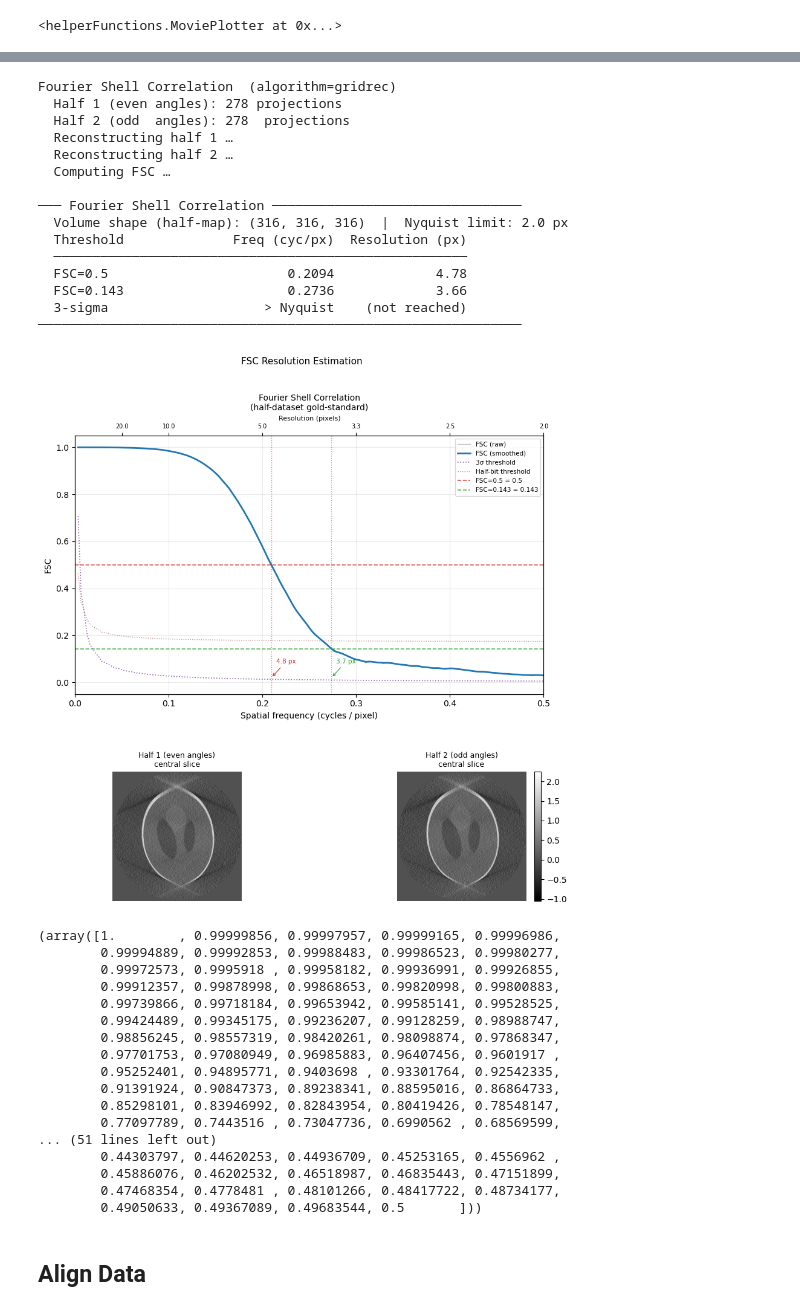
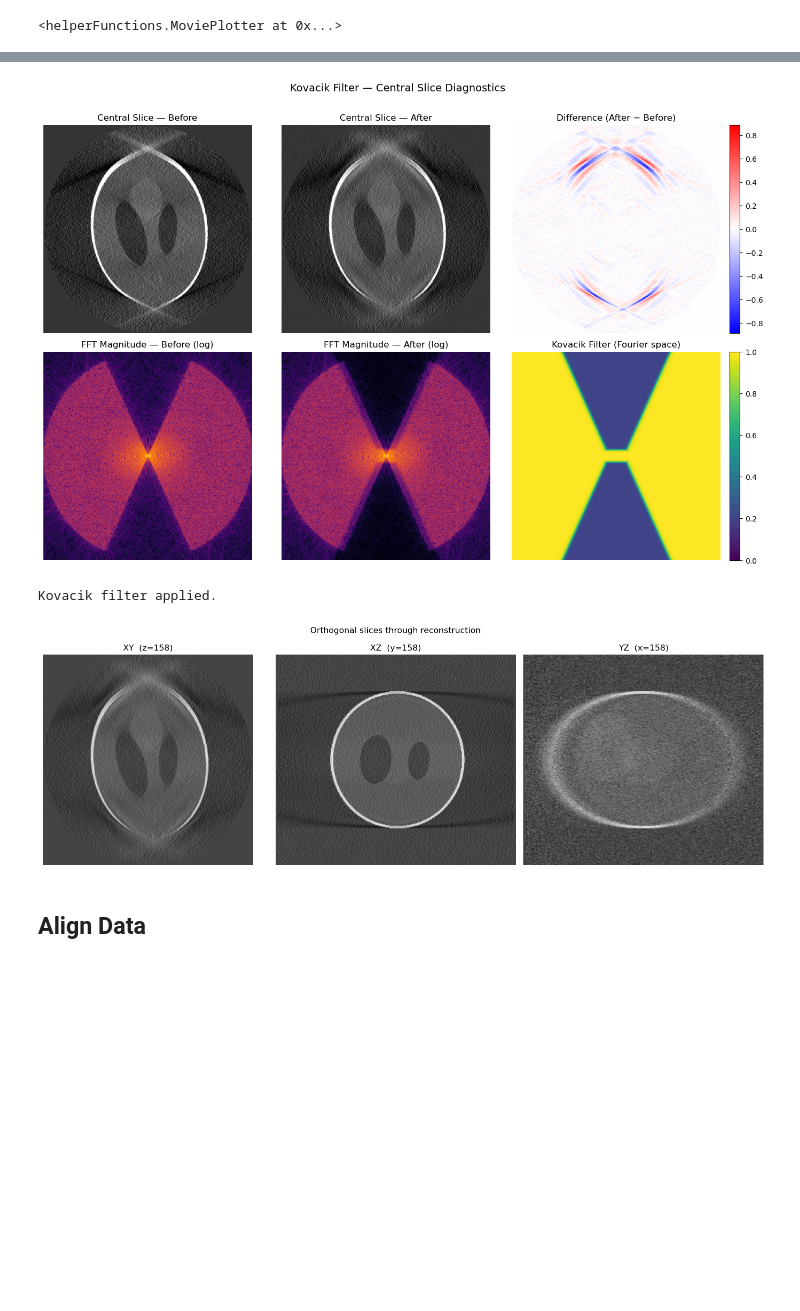
Before and after one commit to levijh1/TomoMono, a Jupyter notebook: test_taylor_alignment_methods_phanton.ipynb, the cells around one changed output, grey strips where cells are left out. Drawn from its saved outputs; the diff is of its cells as text; code cells hidden in the pictures; blank space fills up the shorter version.

Commit message:
included Kovacik filter

```diff
--- a/test_taylor_alignment_methods_phanton.ipynb
+++ b/test_taylor_alignment_methods_phanton.ipynb
@@ -107,39 +71,18 @@ tomo.displayReconOrthogonalSlices()
 # %%
-tomo.fourier_shell_correlation(algorithm='gridrec', plot=True, smooth_sigma=1.0, apply_circ_mask=True)
+tomo.kovacik_filter(
+    tilt_max=np.max(angles)+0.01,  # correct — keep
+    mwr_length=10,             # tighten the ramp
+    mwr_order=4,               # steep roll-off → stays near the boundary, preserves interior signal
+    mwr_wmin=0.2,              # slightly less aggressive than 0.05
+    cs_cutoff=10,               # keep
+    cs_order=4,                # keep
+    plot=True
+)
+tomo.displayReconOrthogonalSlices()
 # %% [output]
+[figure, new version]
-Fourier Shell Correlation  (algorithm=gridrec)
-  Half 1 (even angles): 278 projections
-  Half 2 (odd  angles): 278  projections
-  Reconstructing half 1 …
-  Reconstructing half 2 …
-  Computing FSC …
-
-─── Fourier Shell Correlation ────────────────────────────────
-  Volume shape (half-map): (316, 316, 316)  |  Nyquist limit: 2.0 px
-  Threshold              Freq (cyc/px)  Resolution (px)
-  ─────────────────────────────────────────────────────
-  FSC=0.5                       0.2094             4.78
-  FSC=0.143                     0.2736             3.66
-  3-sigma                    > Nyquist    (not reached)
-──────────────────────────────────────────────────────────────
+Kovacik filter applied.
-[figure, old version]
-(array([1.        , 0.99999856, 0.99997957, 0.99999165, 0.99996986,
-        0.99994889, 0.99992853, 0.99988483, 0.99986523, 0.99980277,
-        0.99972573, 0.9995918 , 0.99958182, 0.99936991, 0.99926855,
-        0.99912357, 0.99878998, 0.99868653, 0.99820998, 0.99800883,
-        0.99739866, 0.99718184, 0.99653942, 0.99585141, 0.99528525,
-        0.99424489, 0.99345175, 0.99236207, 0.99128259, 0.98988747,
-        0.98856245, 0.98557319, 0.98420261, 0.98098874, 0.97868347,
-        0.97701753, 0.97080949, 0.96985883, 0.96407456, 0.9601917 ,
-        0.95252401, 0.94895771, 0.9403698 , 0.93301764, 0.92542335,
-        0.91391924, 0.90847373, 0.89238341, 0.88595016, 0.86864733,
-        0.85298101, 0.83946992, 0.82843954, 0.80419426, 0.78548147,
-        0.77097789, 0.7443516 , 0.73047736, 0.6990562 , 0.68569599,
-... (51 lines left out)
-        0.44303797, 0.44620253, 0.44936709, 0.45253165, 0.4556962 ,
-        0.45886076, 0.46202532, 0.46518987, 0.46835443, 0.47151899,
-        0.47468354, 0.4778481 , 0.48101266, 0.48417722, 0.48734177,
-        0.49050633, 0.49367089, 0.49683544, 0.5       ]))
+[figure, added]
 # %%
 ### Back to original Processing pipeline
 # %%
```
Also changed, not shown: parts of 5 cells of this notebook, 2 other files.
